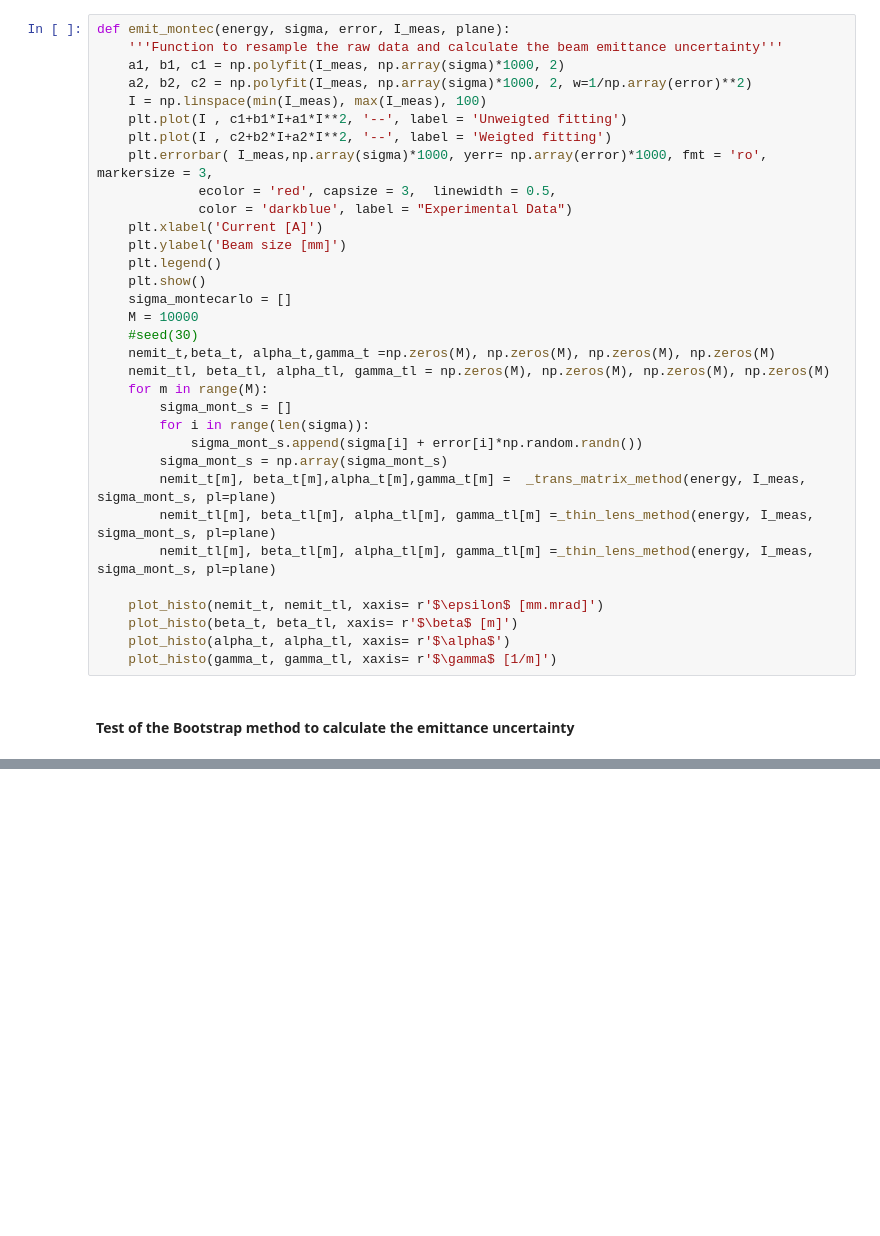
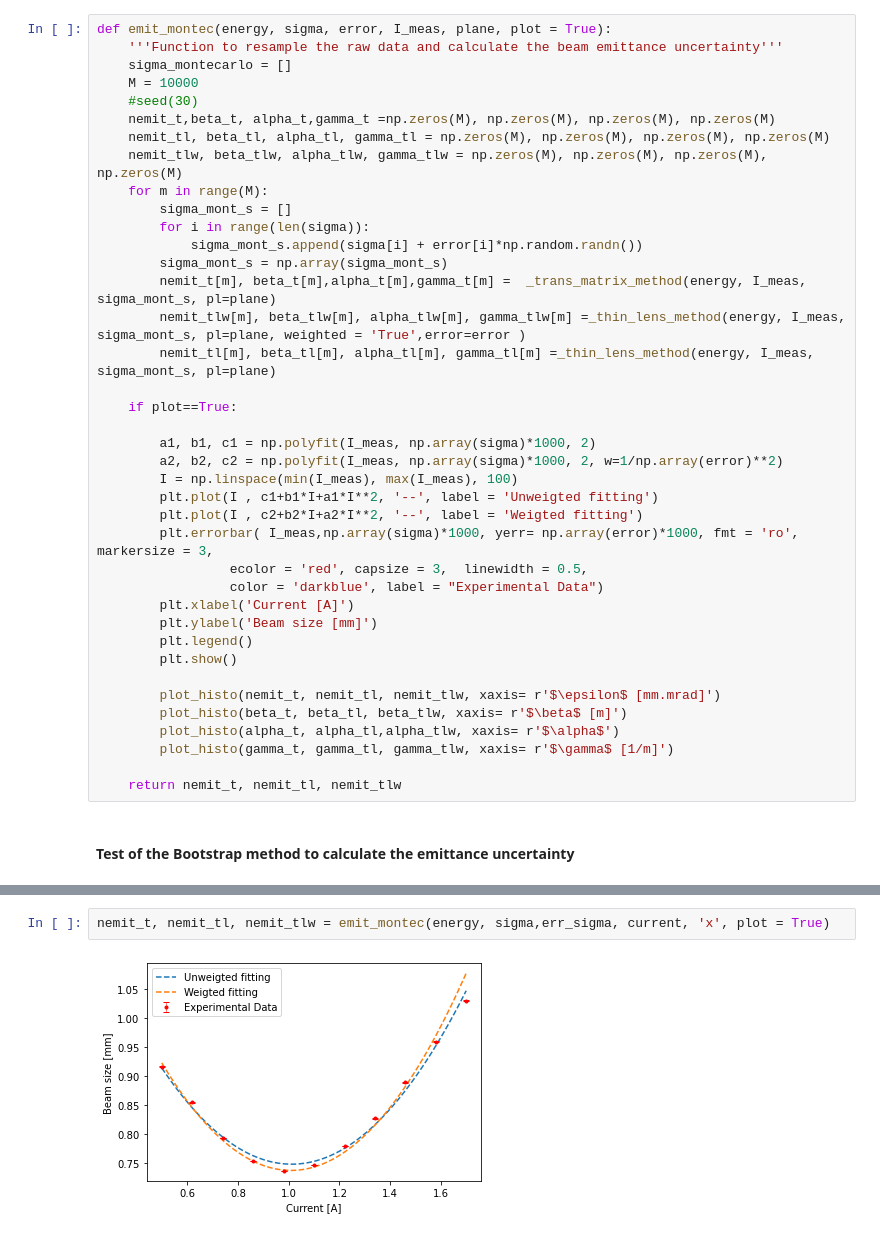
Before and after one commit to ccochato/cnm_final_project, a Jupyter notebook: FINAL_PROJECT_BOOTSTRAPPING_Emittance_uncertainty.ipynb, the cells around one changed output, grey strips where cells are left out. Cells and saved outputs as stored; diff of their text form; blank space fills up the shorter version.

Commit message:
Implementation of the weighted fitting results and histrogram modification

```diff
--- a/FINAL_PROJECT_BOOTSTRAPPING_Emittance_uncertainty.ipynb
+++ b/FINAL_PROJECT_BOOTSTRAPPING_Emittance_uncertainty.ipynb
@@ -186,37 +197,43 @@ def plot_histo(data_tm, data_tl, xaxis= r'$\epsilon$ [mmm.rad]'):
     plt.ylabel('amplitude', y=1, ha='right',size= 10)
     plt.show()
 # %%
-def emit_montec(energy, sigma, error, I_meas, plane):
+def emit_montec(energy, sigma, error, I_meas, plane, plot = True):
     '''Function to resample the raw data and calculate the beam emittance uncertainty'''
-    a1, b1, c1 = np.polyfit(I_meas, np.array(sigma)*1000, 2)
-    a2, b2, c2 = np.polyfit(I_meas, np.array(sigma)*1000, 2, w=1/np.array(error)**2)
-    I = np.linspace(min(I_meas), max(I_meas), 100)
-    plt.plot(I , c1+b1*I+a1*I**2, '--', label = 'Unweigted fitting')
-    plt.plot(I , c2+b2*I+a2*I**2, '--', label = 'Weigted fitting')
-    plt.errorbar( I_meas,np.array(sigma)*1000, yerr= np.array(error)*1000, fmt = 'ro', markersize = 3,
-             ecolor = 'red', capsize = 3,  linewidth = 0.5,
-             color = 'darkblue', label = "Experimental Data")
-    plt.xlabel('Current [A]')
-    plt.ylabel('Beam size [mm]')
-    plt.legend()
-    plt.show()
     sigma_montecarlo = []
     M = 10000
     #seed(30)
     nemit_t,beta_t, alpha_t,gamma_t =np.zeros(M), np.zeros(M), np.zeros(M), np.zeros(M)
     nemit_tl, beta_tl, alpha_tl, gamma_tl = np.zeros(M), np.zeros(M), np.zeros(M), np.zeros(M)
+    nemit_tlw, beta_tlw, alpha_tlw, gamma_tlw = np.zeros(M), np.zeros(M), np.zeros(M), np.zeros(M)
     for m in range(M):
         sigma_mont_s = []
         for i in range(len(sigma)):
             sigma_mont_s.append(sigma[i] + error[i]*np.random.randn())
         sigma_mont_s = np.array(sigma_mont_s)
         nemit_t[m], beta_t[m],alpha_t[m],gamma_t[m] =  _trans_matrix_method(energy, I_meas, sigma_mont_s, pl=plane)
-        nemit_tl[m], beta_tl[m], alpha_tl[m], gamma_tl[m] =_thin_lens_method(energy, I_meas, sigma_mont_s, pl=plane)
+        nemit_tlw[m], beta_tlw[m], alpha_tlw[m], gamma_tlw[m] =_thin_lens_method(energy, I_meas, sigma_mont_s, pl=plane, weighted = 'True',error=error )
         nemit_tl[m], beta_tl[m], alpha_tl[m], gamma_tl[m] =_thin_lens_method(energy, I_meas, sigma_mont_s, pl=plane)
 
-    plot_histo(nemit_t, nemit_tl, xaxis= r'$\epsilon$ [mm.mrad]')
-    plot_histo(beta_t, beta_tl, xaxis= r'$\beta$ [m]')
-    plot_histo(alpha_t, alpha_tl, xaxis= r'$\alpha$')
-    plot_histo(gamma_t, gamma_tl, xaxis= r'$\gamma$ [1/m]')
+    if plot==True:
+
+        a1, b1, c1 = np.polyfit(I_meas, np.array(sigma)*1000, 2)
+        a2, b2, c2 = np.polyfit(I_meas, np.array(sigma)*1000, 2, w=1/np.array(error)**2)
+        I = np.linspace(min(I_meas), max(I_meas), 100)
+        plt.plot(I , c1+b1*I+a1*I**2, '--', label = 'Unweigted fitting')
+        plt.plot(I , c2+b2*I+a2*I**2, '--', label = 'Weigted fitting')
+        plt.errorbar( I_meas,np.array(sigma)*1000, yerr= np.array(error)*1000, fmt = 'ro', markersize = 3,
+                 ecolor = 'red', capsize = 3,  linewidth = 0.5,
+                 color = 'darkblue', label = "Experimental Data")
+        plt.xlabel('Current [A]')
+        plt.ylabel('Beam size [mm]')
+        plt.legend()
+        plt.show()
+
+        plot_histo(nemit_t, nemit_tl, nemit_tlw, xaxis= r'$\epsilon$ [mm.mrad]')
+        plot_histo(beta_t, beta_tl, beta_tlw, xaxis= r'$\beta$ [m]')
+        plot_histo(alpha_t, alpha_tl,alpha_tlw, xaxis= r'$\alpha$')
+        plot_histo(gamma_t, gamma_tl, gamma_tlw, xaxis= r'$\gamma$ [1/m]')
+
+    return nemit_t, nemit_tl, nemit_tlw
 # %% [markdown]
 #### Test of the Bootstrap method to calculate the emittance uncertainty
@@ -230,0 +240,4 @@ emit_montec(147.8, sigma,err_sigma, current, 'x')
+# %%
+nemit_t, nemit_tl, nemit_tlw = emit_montec(energy, sigma,err_sigma, current, 'x', plot = True)
+# %% [output]
+[figure, added]
```
Also changed, not shown: parts of 6 cells of this notebook.
